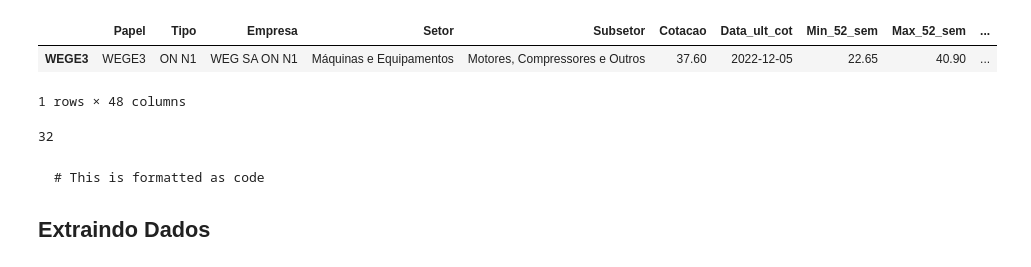
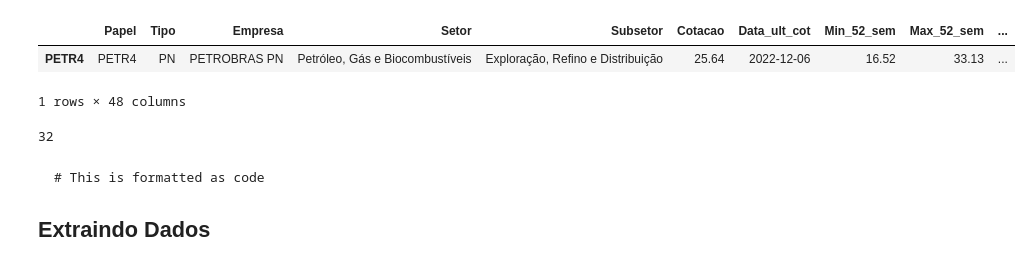
Before and after one commit to luciotravassos/colab, a Jupyter notebook: Fundamentus.ipynb, the cells around one changed output. Saved outputs shown, nothing was run; the diff lists cells and outputs as text; code cells hidden in the pictures.

```diff
--- a/Fundamentus.ipynb
+++ b/Fundamentus.ipynb
@@ -12,11 +12,11 @@ import pymongo
 # %%
 #pip install fundamentus
 # %%
-df = fd.get_papel('WEGE3')
+df = fd.get_papel('PETR4')
 df
 # %% [output]
 |  | Papel | Tipo | Empresa | Setor | Subsetor | Cotacao | Data_ult_cot | Min_52_sem | Max_52_sem | ... |
-| WEGE3 | WEGE3 | ON N1 | WEG SA ON N1 | Máquinas e Equipamentos | Motores, Compressores e Outros | 37.60 | 2022-12-05 | 22.65 | 40.90 | ... |
+| PETR4 | PETR4 | PN | PETROBRAS PN | Petróleo, Gás e Biocombustíveis | Exploração, Refino e Distribuição | 25.64 | 2022-12-06 | 16.52 | 33.13 | ... |
 1 rows × 48 columns
 # %%
 fd.get_setor_id('energia')
```
Also changed, not shown: parts of 21 cells of this notebook.
